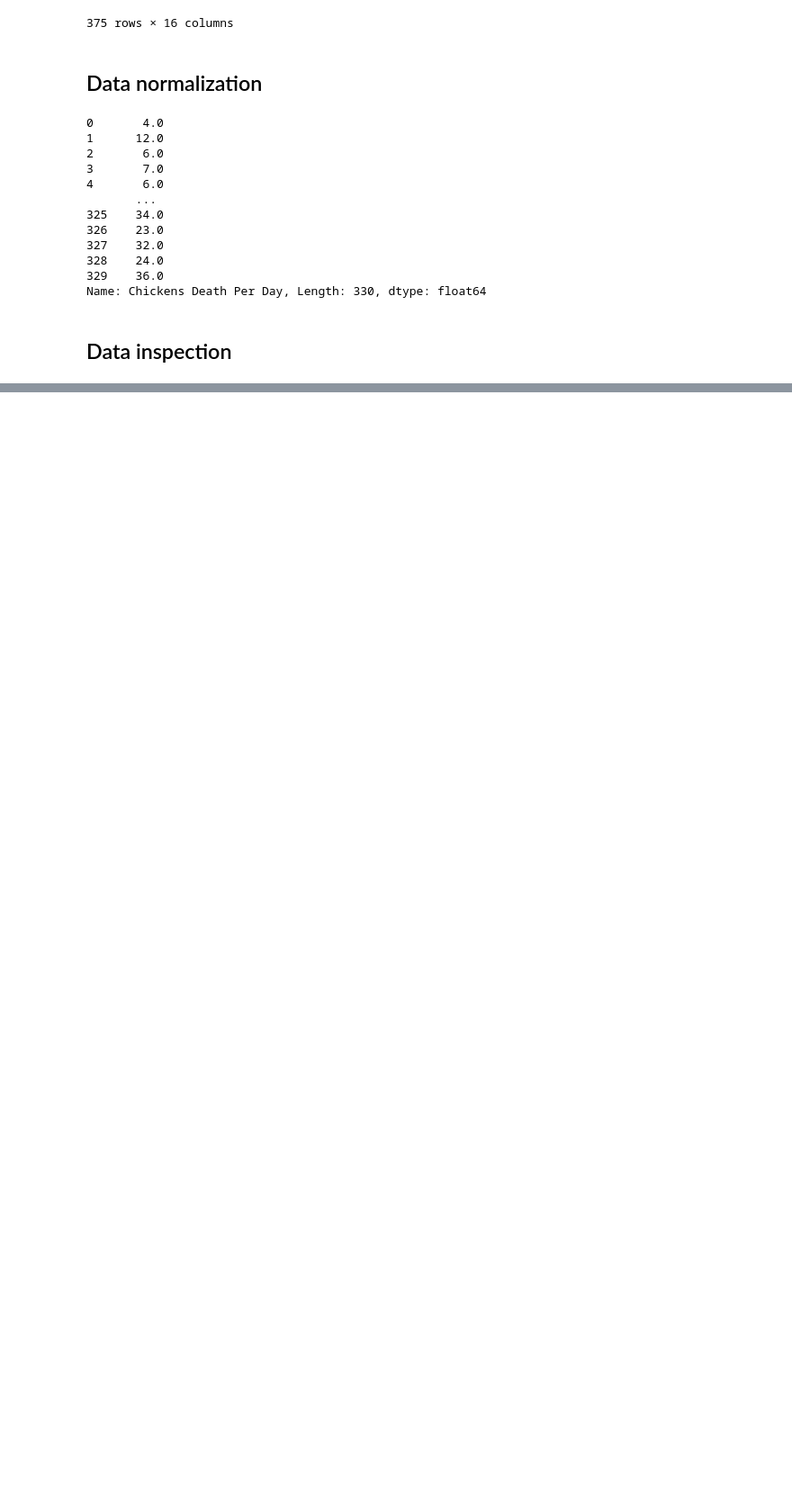
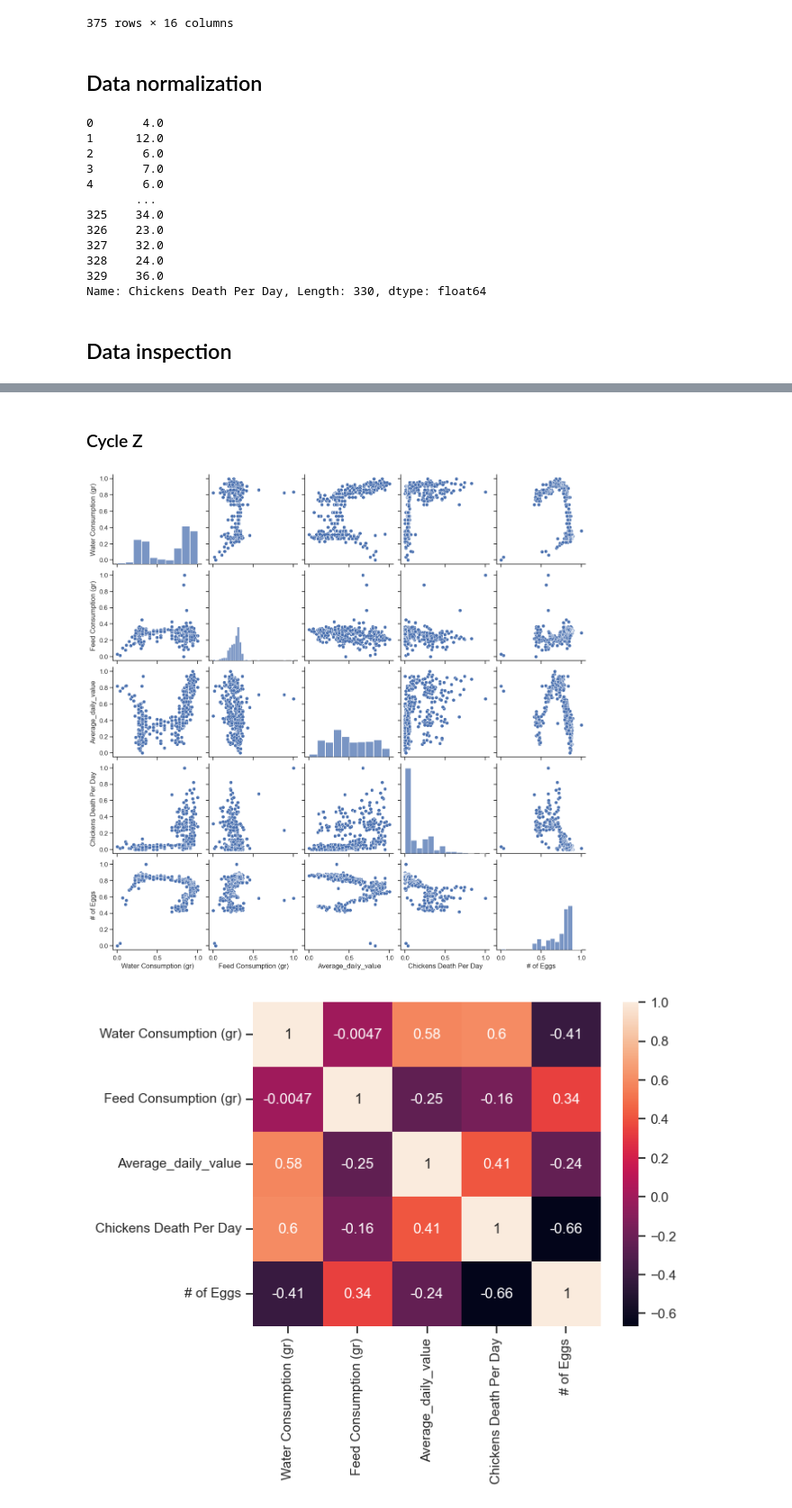
Before and after one commit to CanaliDavide/DASA--Project, a Jupyter notebook: data_preprocessing.ipynb, the cells around one changed output, grey strips where cells are left out. Shown at 90% size. Cells and saved outputs as stored; diff of their text form; code cells hidden in the pictures; blank space fills up the shorter version.

Commit message:
Inserted cycleZ in data_preprocessing and inspection.

```diff
--- a/data_preprocessing.ipynb
+++ b/data_preprocessing.ipynb
@@ -18,6 +19,7 @@ meteorological_data = pd.read_csv("Data/Meteorological data/RW_20221107172813_51
 # removing rows with Nan values from chickens data
 cycleA = cycleA.dropna()
 cycleB = cycleB.dropna()
+cycleZ = cycleB.dropna()
 
 # removing rows with non valid data from meteorological data
 meteorological_data = meteorological_data[meteorological_data["Average_daily_value"] != -999.0]
@@ -25,6 +27,7 @@ meteorological_data = meteorological_data[meteorological_data["Average_daily_val
 # removing "%" value from chickens data
 cycleA["% laied"] = cycleA["% laied"].str.rstrip("%").astype(float)
 cycleB["% laied"] = cycleB["% laied"].str.rstrip("%").astype(float)
+cycleZ["% laied"] = cycleZ["% laied"].str.rstrip("%").astype(float)
 
 # modifying data format of chickens data for uniformity: YYYY/MM/DD
 cycleA['Arrival Chickens Date'] = pd.to_datetime(cycleA["Arrival Chickens Date"], dayfirst=True).dt.strftime('%Y/%m/%d')
@@ -33,6 +36,9 @@ cycleA['Date of Selling'] = pd.to_datetime(cycleA["Date of Selling"], dayfirst=T
 cycleB['Arrival Chickens Date'] = pd.to_datetime(cycleB["Arrival Chickens Date"], dayfirst=True).dt.strftime('%Y/%m/%d')
 cycleB['Date of Laid'] = pd.to_datetime(cycleB["Date of Laid"], dayfirst=True).dt.strftime('%Y/%m/%d')
 cycleB['Date of Selling'] = pd.to_datetime(cycleB["Date of Selling"], dayfirst=True).dt.strftime('%Y/%m/%d')
+cycleZ['Arrival Chickens Date'] = pd.to_datetime(cycleB["Arrival Chickens Date"], dayfirst=True).dt.strftime('%Y/%m/%d')
+cycleZ['Date of Laid'] = pd.to_datetime(cycleB["Date of Laid"], dayfirst=True).dt.strftime('%Y/%m/%d')
+cycleZ['Date of Selling'] = pd.to_datetime(cycleB["Date of Selling"], dayfirst=True).dt.strftime('%Y/%m/%d')
 # %% [markdown]
 ## Data preview
 # %% [markdown]
@@ -73,6 +90,7 @@ meteorological_data.head()
 # %%
 weather_join_chickens_a = pd.merge(cycleA, meteorological_data, left_on='Date of Laid', right_on='Date', how='inner')
 weather_join_chickens_b = pd.merge(cycleB, meteorological_data, left_on='Date of Laid', right_on='Date', how='inner')
+weather_join_chickens_z = pd.merge(cycleZ, meteorological_data, left_on='Date of Laid', right_on='Date', how='inner')
 
 weather_join_chickens_b
 # %% [output]
@@ -121,5 +139,9 @@ for column in weather_join_chickens_b:
     if(column!="Arrival Chickens Date" and column!="Date of Laid" and column!="Date of Selling" and column!="Date"):
         weather_join_chickens_b[column] = scaler.fit_transform(weather_join_chickens_b[column].values.reshape(-1, 1))
         # (weather_join_chickens_b[column] - weather_join_chickens_b[column].min()) / (weather_join_chickens_b[column].max() - weather_join_chickens_b[column].min())
+for column in weather_join_chickens_z:
+    if(column!="Arrival Chickens Date" and column!="Date of Laid" and column!="Date of Selling" and column!="Date"):
+        weather_join_chickens_z[column] = scaler.fit_transform(weather_join_chickens_z[column].values.reshape(-1, 1))
+        # (weather_join_chickens_b[column] - weather_join_chickens_b[column].min()) / (weather_join_chickens_b[column].max() - weather_join_chickens_b[column].min())
 # %% [markdown]
 ## Data inspection
@@ -156,0 +181,14 @@ plt.show()
+# %% [markdown]
+### Cycle Z
+# %%
+# pair plot cycle Z
+sns.set(style="ticks", color_codes=True)
+sns.pairplot(weather_join_chickens_z[x_features + y_features])
+plt.show()
+
+# heatmap cycle Z
+sns.heatmap(weather_join_chickens_z[x_features + y_features].corr(), annot=True)
+plt.show()
+# %% [output]
+[figure, added]
+[figure, added]
```
Also changed, not shown: parts of 7 cells of this notebook.
